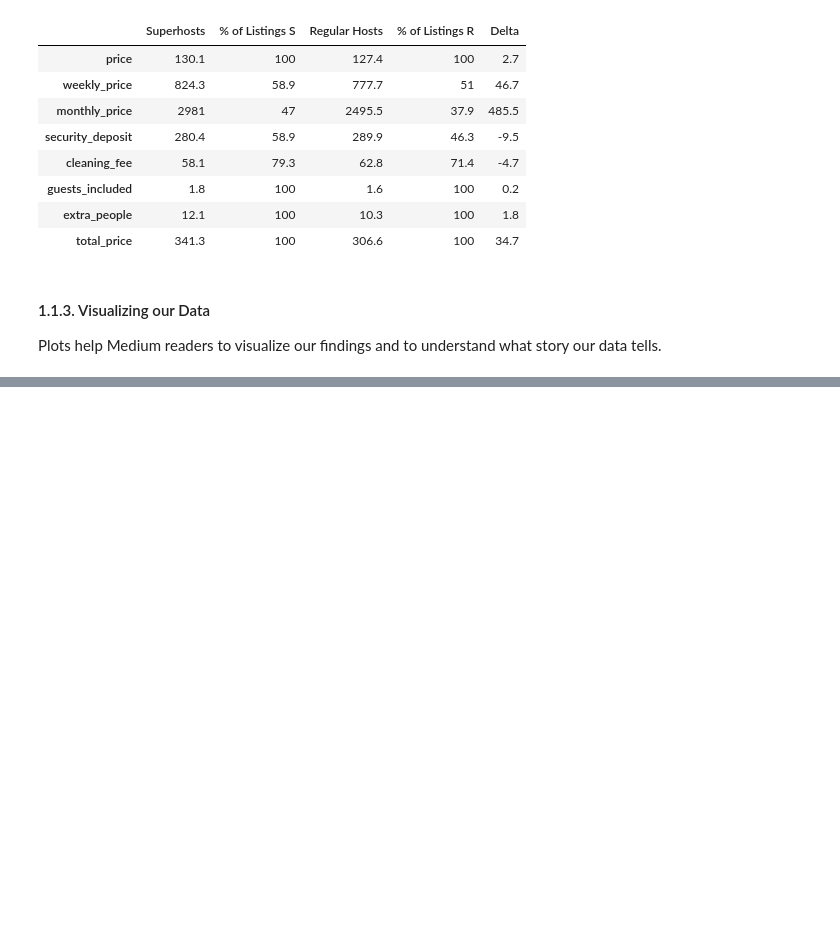
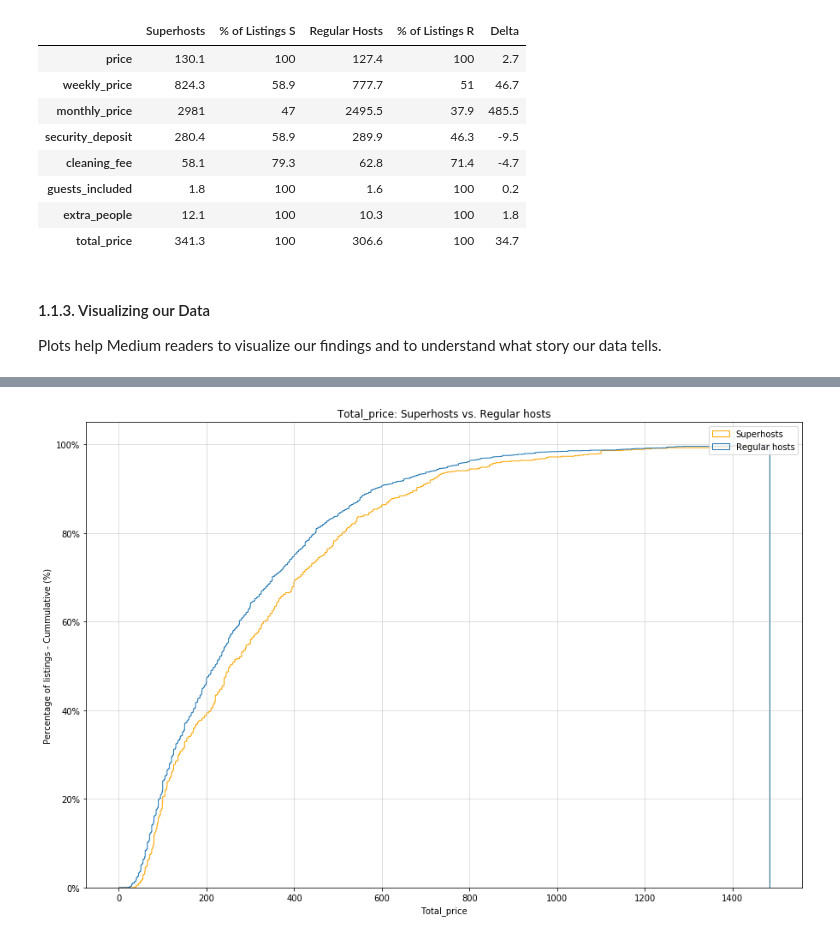
Before and after one commit to ttheoto/Udacity_Airbnb_Project, a Jupyter notebook: Airbnb_Seattle_Exploration.ipynb, the cells around one changed output, grey strips where cells are left out. Saved outputs shown, nothing was run; the diff lists cells and outputs as text; code cells hidden in the pictures; blank space fills up the shorter version.

```diff
--- a/Airbnb_Seattle_Exploration.ipynb
+++ b/Airbnb_Seattle_Exploration.ipynb
@@ -962,0 +792,6 @@ plt.xlabel('Overall Rating');
+# %%
+# Total Price Cummulative Histogram - bin size = 1 - outliers (top 1% most expensive) are not shown
+
+cummulative_hist(reg_df, super_df, 'total_price', 1, max_range_99=True)
+# %% [output]
+[figure, added]
```
Also changed, not shown: parts of 42 cells of this notebook.
